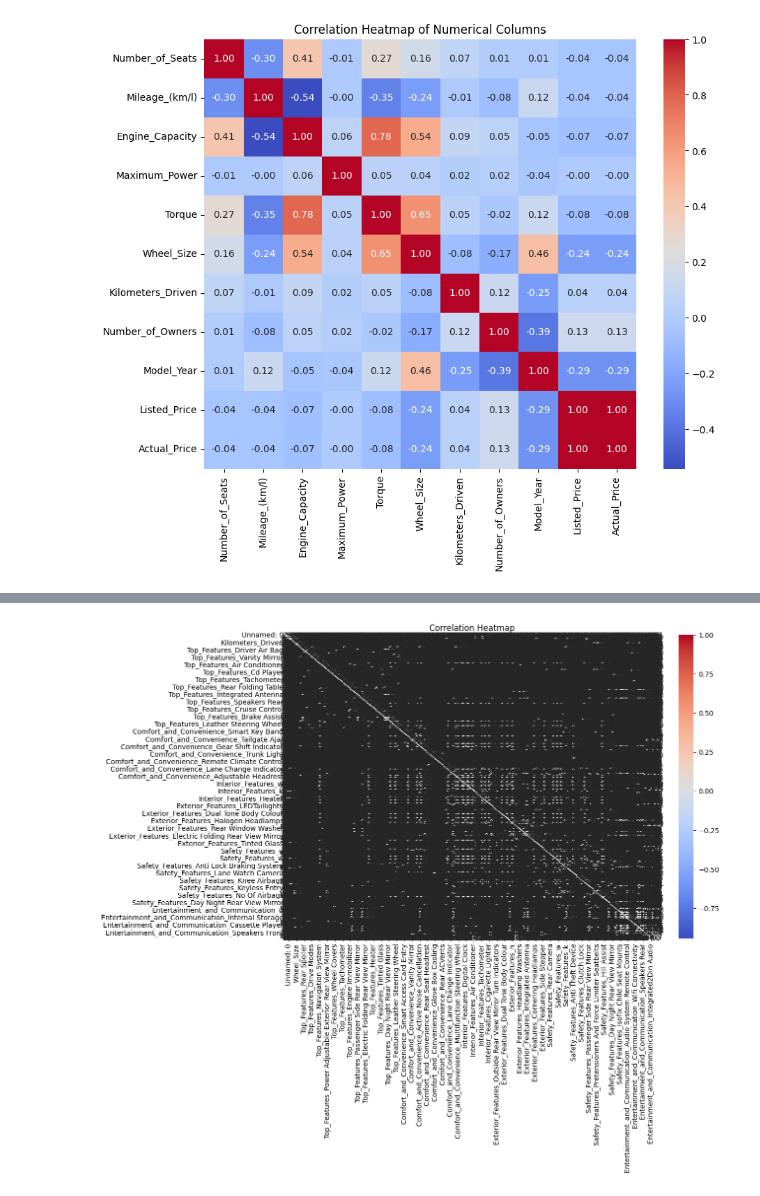
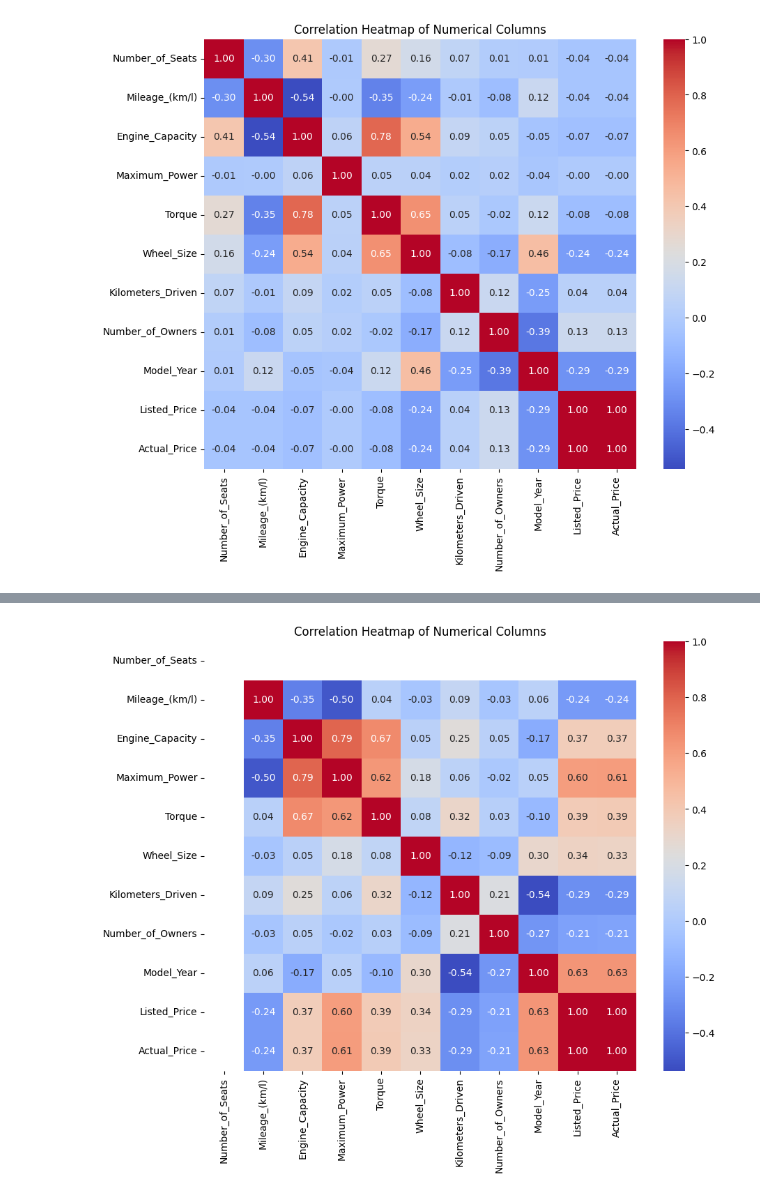
Before and after one commit to Nagasuruthi-R/car_dheko_machine_learning, a Jupyter notebook: project/encoding_entire_cleaned_dataset.ipynb, the cells around one changed output, grey strips where cells are left out. Saved outputs shown, nothing was run; the diff lists cells and outputs as text; code cells hidden in the pictures.

```diff
--- a/project/encoding_entire_cleaned_dataset.ipynb
+++ b/project/encoding_entire_cleaned_dataset.ipynb
@@ -225,12 +171,31 @@ df.describe()
-# %%
-#Data Visualization
-numeric_df = df.select_dtypes(include=['float64', 'int64'])
-
-# Calculate the correlation
-plt.figure(figsize=(12,8))
-corr = numeric_df.corr()
-sns.heatmap(corr, annot=True, cmap='coolwarm', fmt='.2f')
-plt.title('Correlation Heatmap')
-plt.show()
-# %% [output]
-[figure, removed]
+# %%
+## Remove outliers
+
+def remove_outliers(df, numerical_columns):
+    for col in numerical_columns:
+        # Calculate Q1 (25th percentile) and Q3 (75th percentile)
+        Q1 = df[col].quantile(0.25)
+        Q3 = df[col].quantile(0.75)
+
+        # Calculate IQR
+        IQR = Q3 - Q1
+
+        # Define the bounds for outliers
+        lower_bound = Q1 - 1.5 * IQR
+        upper_bound = Q3 + 1.5 * IQR
+
+        # Filter out outliers
+        df = df[(df[col] >= lower_bound) & (df[col] <= upper_bound)]
+    return df
+# %%
+df_reduced = remove_outliers(df_reduced, numerical_columns)
+# %%
+corr_numerical = df_reduced[numerical_columns].corr()
+
+# Plot heatmap
+plt.figure(figsize=(10, 8))
+sns.heatmap(corr_numerical, annot=True, cmap='coolwarm', fmt='.2f')
+plt.title('Correlation Heatmap of Numerical Columns')
+plt.show()
+# %% [output]
+[figure, added]
```
Also changed, not shown: parts of 48 cells of this notebook, 6 other files.
